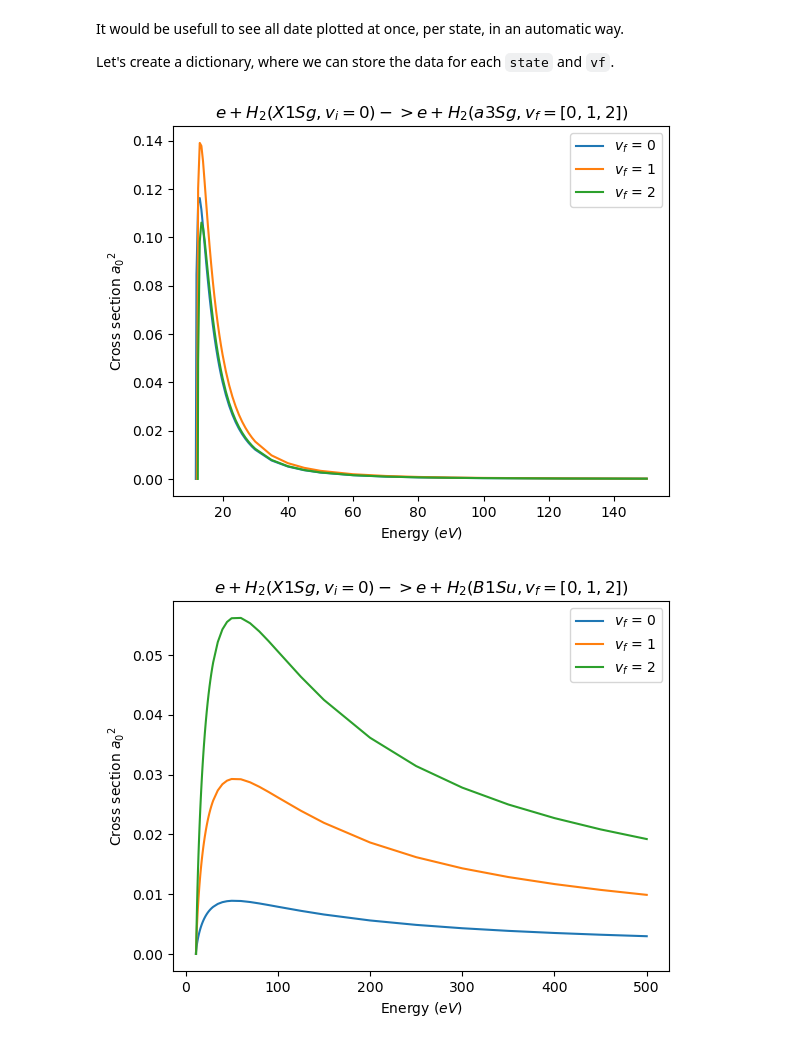
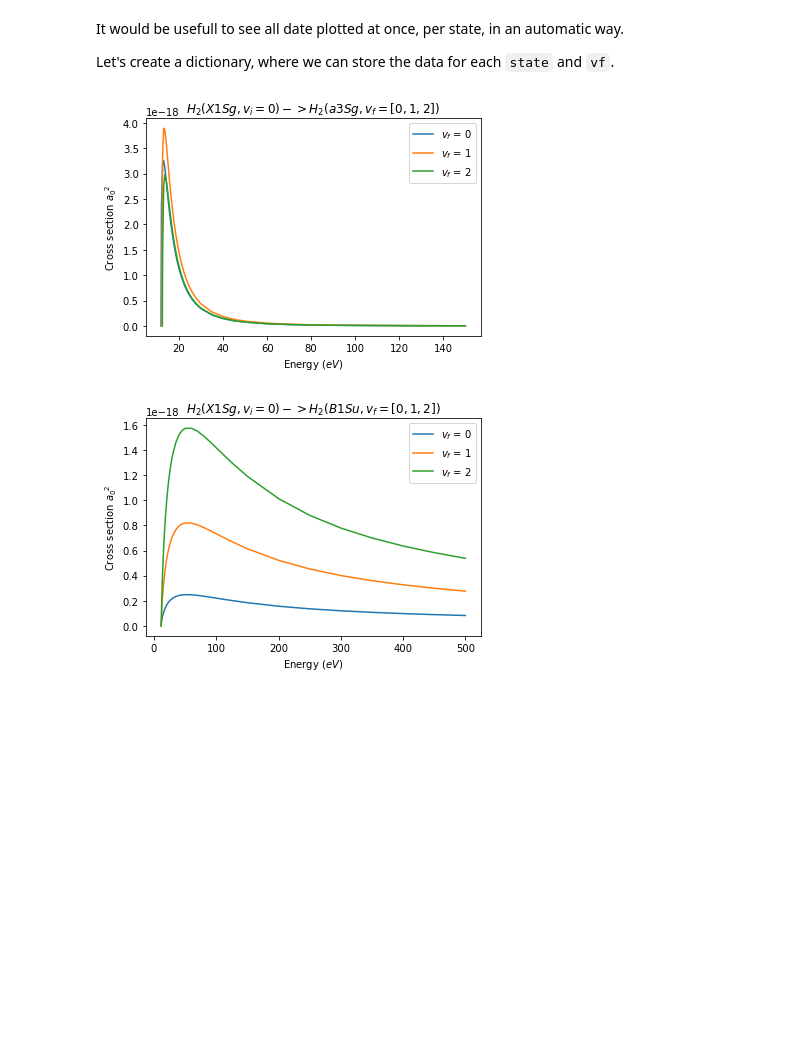
Before and after one commit to ludmilamarian/ICTP_Workshop_2021, a Jupyter notebook: cs_conda.ipynb, the cells around one changed output. Cells and saved outputs as stored; diff of their text form; code cells hidden in the pictures; blank space fills up the shorter version.

```diff
--- a/cs_conda.ipynb
+++ b/cs_conda.ipynb
@@ -21,8 +21,17 @@ $X(^1\sum\nolimits^+_g) \rightarrow B(^1\sum\nolimits^+_u)$
 # %% [markdown]
 ### 1. Read and display the raw data for each individual file
 # %%
-DATA_URL = "https://db-amdis.org/hcdb/data/e-mol/e-mol-ve/e-H2-ve/scarlett/vi=0/X-{state}/MCCC-el-H2-{state}_vf={vf}.X1Sg_vi=0.txt"
+#DATA_URL = "https://db-amdis.org/hcdb/data/e-mol/e-mol-ve/e-H2-ve/scarlett/vi=0/X-{state}/MCCC-el-H2-{state}_vf={vf}.X1Sg_vi=0.txt"
+#DATA_PATHS = [DATA_URL.format(state=state, vf=vf) for state in ["a3Sg","B1Su"] for vf in range(0, 3)]
 
-DATA_PATHS = [DATA_URL.format(state=state, vf=vf) for state in ["a3Sg","B1Su"] for vf in range(0, 3)]
+METADATA = {"8807": {"state": "a3Sg", "vf": 0},
+            "5232": {"state": "a3Sg", "vf": 1},
+            "7212": {"state": "a3Sg", "vf": 2},
+            "8127": {"state": "B1Su", "vf": 0},
+            "5419": {"state": "B1Su", "vf": 1},
+            "8353": {"state": "B1Su", "vf": 2}
+           }
 
-print(*DATA_PATHS, sep = "\n")
+DATA_URLPATTERN = "https://db-amdis.org/collisiondb/data/{}.txt"
+
+DATA_PATHS = [DATA_URLPATTERN.format(cdid) for cdid in METADATA.keys()]
@@ -91,27 +93,26 @@ It would be usefull to see all date plotted at once, per state, in an automatic
 
 Let's create a dictionary, where we can store the data for each `state` and `vf`.
 # %%
-#DATA_URL = "https://db-amdis.org/hcdb/data/e-mol/e-mol-ve/e-H2-ve/scarlett/vi=0/X-{state}/MCCC-el-H2-{state}_vf={vf}.X1Sg_vi=0.txt"
-
 import collections
 DATA = collections.defaultdict(dict)
 
-for state in ["a3Sg","B1Su"]:
-    for vf in range(0, 3):
-        url = DATA_URL.format(state=state, vf=vf)
-        DATA[state][vf] = pd.read_csv(url, comment='#', sep='\s+', header=None, names=["Energy", "CS"])
+#for state in ["a3Sg","B1Su"]:
+#    for vf in range(0, 3):
+#        url = DATA_URL.format(state=state, vf=vf)
+#        DATA[state][vf] = pd.read_csv(url, comment='#', sep='\s+', header=None, names=["Energy", "CS"])
 
-#print(*DATA.items(), sep = "\n")
+for cdid in METADATA.keys():
+    DATA[METADATA[cdid]["state"]][METADATA[cdid]["vf"]] = pd.read_csv(DATA_URLPATTERN.format(cdid), comment='#', skiprows=2, sep='\s+', header=None, names=["Energy", "CS"])
 # %%
 for state in DATA.keys():
     fig, ax = plt.subplots()
     for vf in DATA[state]:
         ax.plot(DATA[state][vf]["Energy"], DATA[state][vf]["CS"], label="$v_f$ = {}".format(vf))
-    ax.set_title("$e + H_2(X1Sg, v_i=0) -> e + H_2({state}, v_f=[0,1,2])$".format(state=state))
+    ax.set_title("$H_2(X1Sg, v_i=0) -> H_2({state}, v_f=[0,1,2])$".format(state=state))
     ax.set_xlabel("Energy ($eV$)")
     ax.set_ylabel("Cross section ${a_0}^2$")
     ax.legend()
     plt.show()
 # %% [output]
-[figure, old version]
+[figure, new version]
-[figure, old version]
+[figure, new version]
```
Also changed, not shown: parts of 3 cells of this notebook.
